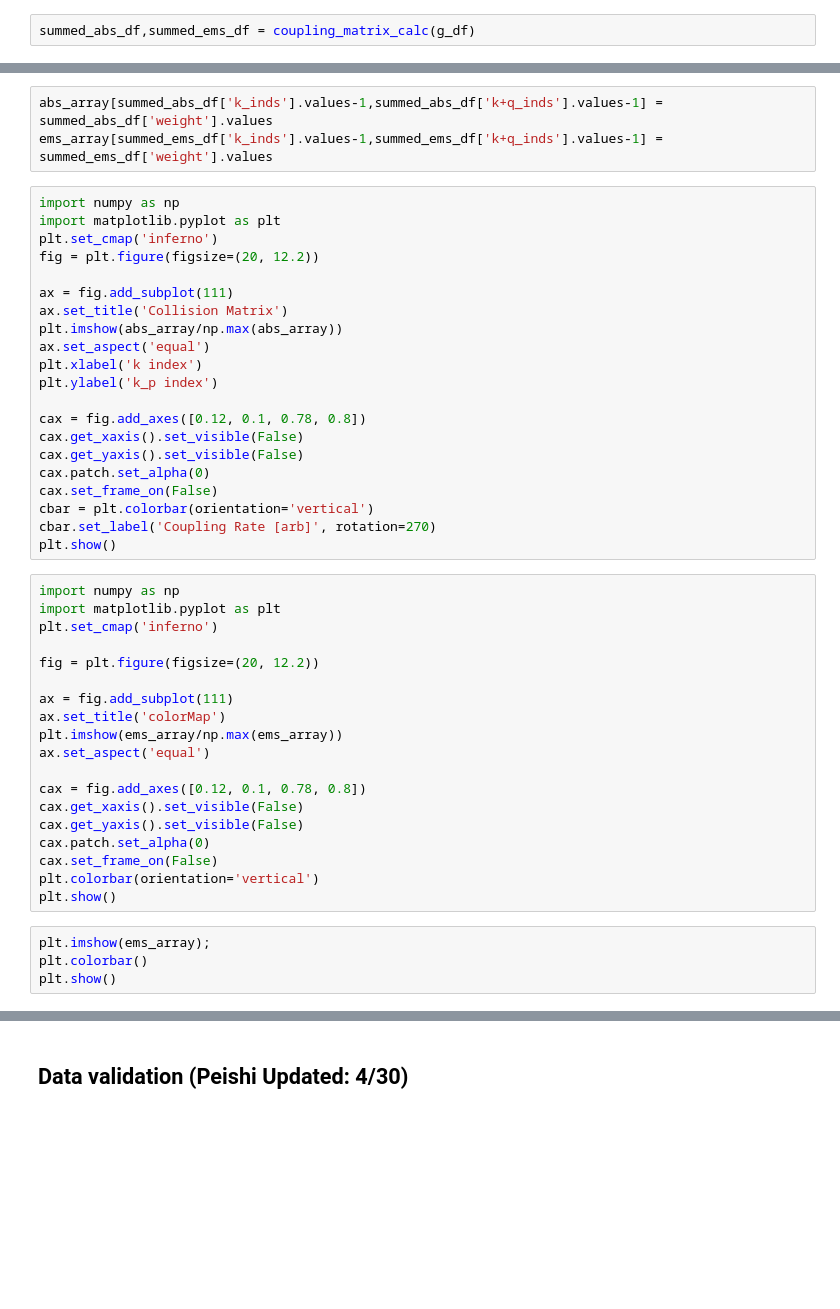
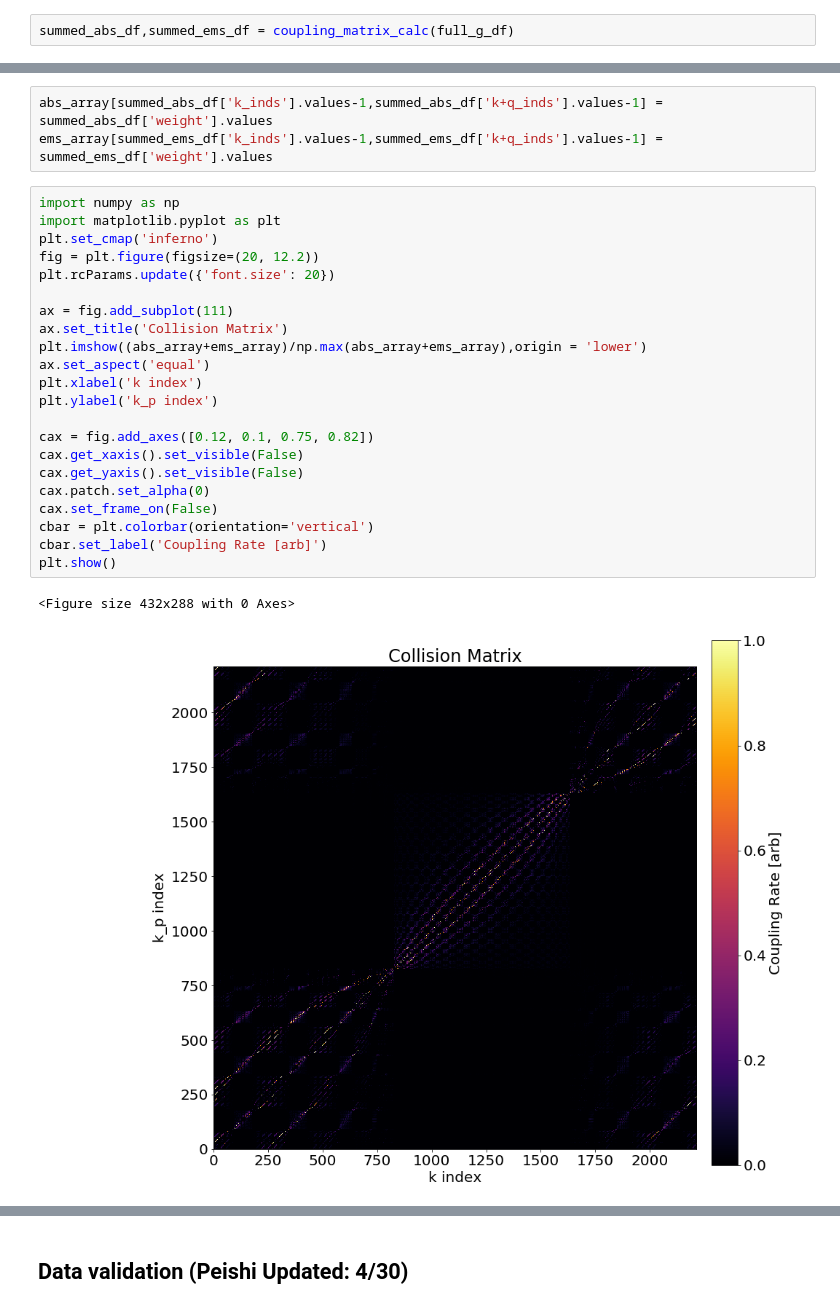
Before and after one commit to alexanderychoi/linear_boltzmann, a Jupyter notebook: data_processing_4_19.ipynb, the cells around one changed output, grey strips where cells are left out. Cells and saved outputs as stored; diff of their text form; blank space fills up the shorter version.

```diff
--- a/data_processing_4_19.ipynb
+++ b/data_processing_4_19.ipynb
@@ -1140,5 +1175,5 @@ abs_scattering_array+ems_scattering_array
 # %%
-summed_abs_df,summed_ems_df = coupling_matrix_calc(g_df)
+summed_abs_df,summed_ems_df = coupling_matrix_calc(full_g_df)
 # %%
 interesting_abs = summed_abs_df.groupby(['k_inds'])['weight'].agg('sum').to_frame().reset_index()
 # %%
@@ -1164,44 +1191,25 @@ ems_array[summed_ems_df['k_inds'].values-1,summed_ems_df['k+q_inds'].values-1] =
 # %%
 import numpy as np
 import matplotlib.pyplot as plt
 plt.set_cmap('inferno')
 fig = plt.figure(figsize=(20, 12.2))
+plt.rcParams.update({'font.size': 20})
 
 ax = fig.add_subplot(111)
 ax.set_title('Collision Matrix')
-plt.imshow(abs_array/np.max(abs_array))
+plt.imshow((abs_array+ems_array)/np.max(abs_array+ems_array),origin = 'lower')
 ax.set_aspect('equal')
 plt.xlabel('k index')
 plt.ylabel('k_p index')
 
-cax = fig.add_axes([0.12, 0.1, 0.78, 0.8])
+cax = fig.add_axes([0.12, 0.1, 0.75, 0.82])
 cax.get_xaxis().set_visible(False)
 cax.get_yaxis().set_visible(False)
 cax.patch.set_alpha(0)
 cax.set_frame_on(False)
 cbar = plt.colorbar(orientation='vertical')
-cbar.set_label('Coupling Rate [arb]', rotation=270)
+cbar.set_label('Coupling Rate [arb]')
 plt.show()
+# %% [output]
+<Figure size 432x288 with 0 Axes>
+[figure, added]
-# %%
-import numpy as np
-import matplotlib.pyplot as plt
-plt.set_cmap('inferno')
-
-fig = plt.figure(figsize=(20, 12.2))
-
-ax = fig.add_subplot(111)
-ax.set_title('colorMap')
-plt.imshow(ems_array/np.max(ems_array))
-ax.set_aspect('equal')
-
-cax = fig.add_axes([0.12, 0.1, 0.78, 0.8])
-cax.get_xaxis().set_visible(False)
-cax.get_yaxis().set_visible(False)
-cax.patch.set_alpha(0)
-cax.set_frame_on(False)
-plt.colorbar(orientation='vertical')
-plt.show()
-# %%
-plt.imshow(ems_array);
-plt.colorbar()
-plt.show()
```
Also changed, not shown: parts of 29 cells of this notebook.
